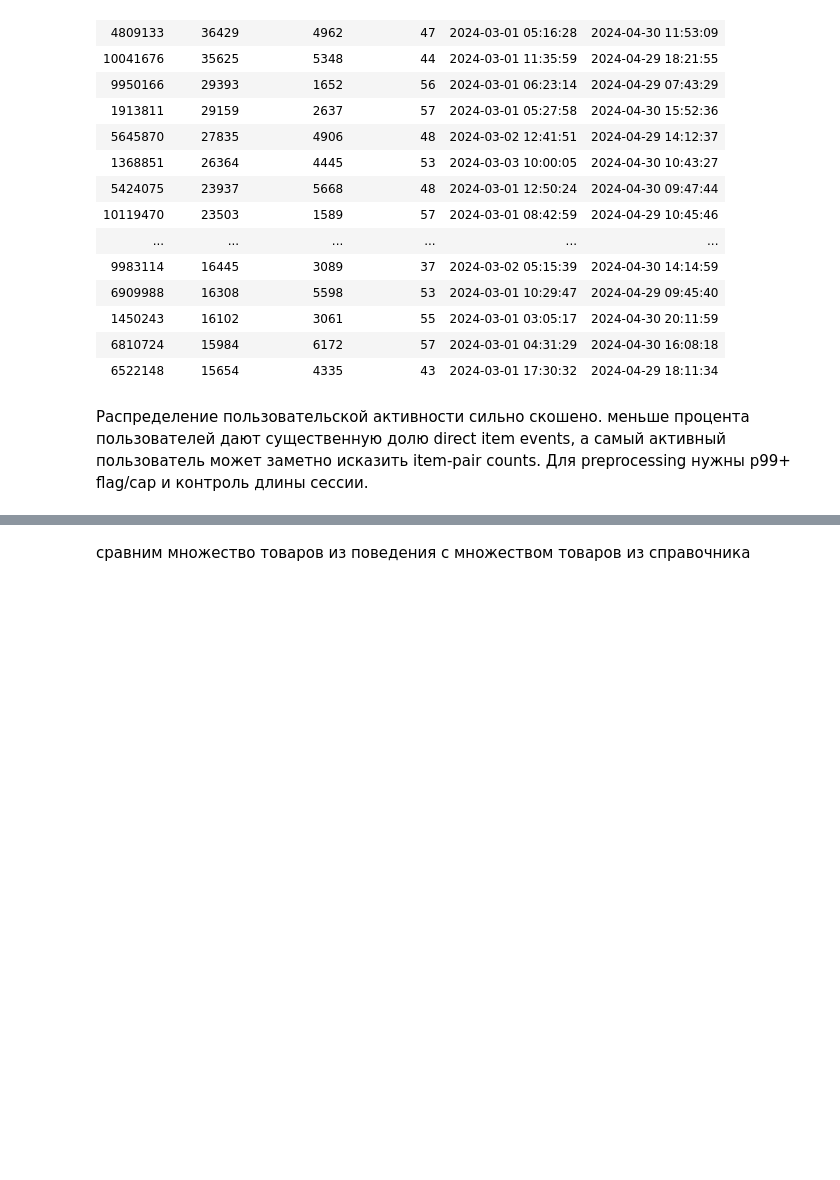
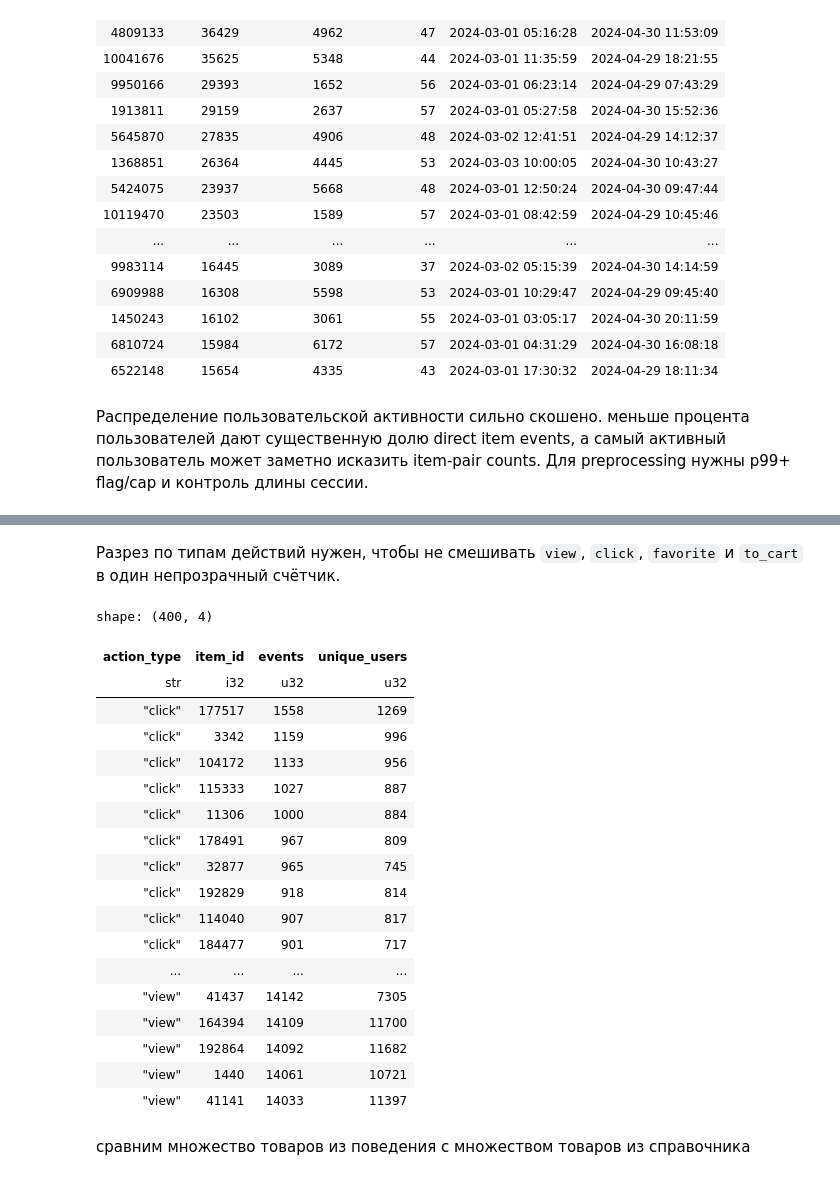
Before and after one commit to Dmitry000XY/OZON-Similar-products, a Jupyter notebook: notebooks/01_eda.ipynb, the cells around one changed output, grey strips where cells are left out. Cells and saved outputs as stored; diff of their text form; code cells hidden in the pictures; blank space fills up the shorter version.

```diff
--- a/notebooks/01_eda.ipynb
+++ b/notebooks/01_eda.ipynb
@@ -762,3 +781,27 @@ shape: (100, 7)
+# %% [markdown]
+Разрез по типам действий нужен, чтобы не смешивать `view`, `click`, `favorite` и `to_cart` в один непрозрачный счётчик.
+# %%
+action_type_popularity
+# %% [output]
+shape: (400, 4)
+| action_type | item_id | events | unique_users |
+| str | i32 | u32 | u32 |
+| "click" | 177517 | 1558 | 1269 |
+| "click" | 3342 | 1159 | 996 |
+| "click" | 104172 | 1133 | 956 |
+| "click" | 115333 | 1027 | 887 |
+| "click" | 11306 | 1000 | 884 |
+| "click" | 178491 | 967 | 809 |
+| "click" | 32877 | 965 | 745 |
+| "click" | 192829 | 918 | 814 |
+| "click" | 114040 | 907 | 817 |
+| "click" | 184477 | 901 | 717 |
+| ... | ... | ... | ... |
+| "view" | 41437 | 14142 | 7305 |
+| "view" | 164394 | 14109 | 11700 |
+| "view" | 192864 | 14092 | 11682 |
+| "view" | 1440 | 14061 | 10721 |
+| "view" | 41141 | 14033 | 11397 |
 # %% [markdown]
 сравним множество товаров из поведения с множеством товаров из справочника
 # %%
```
Also changed, not shown: parts of 41 cells of this notebook.
